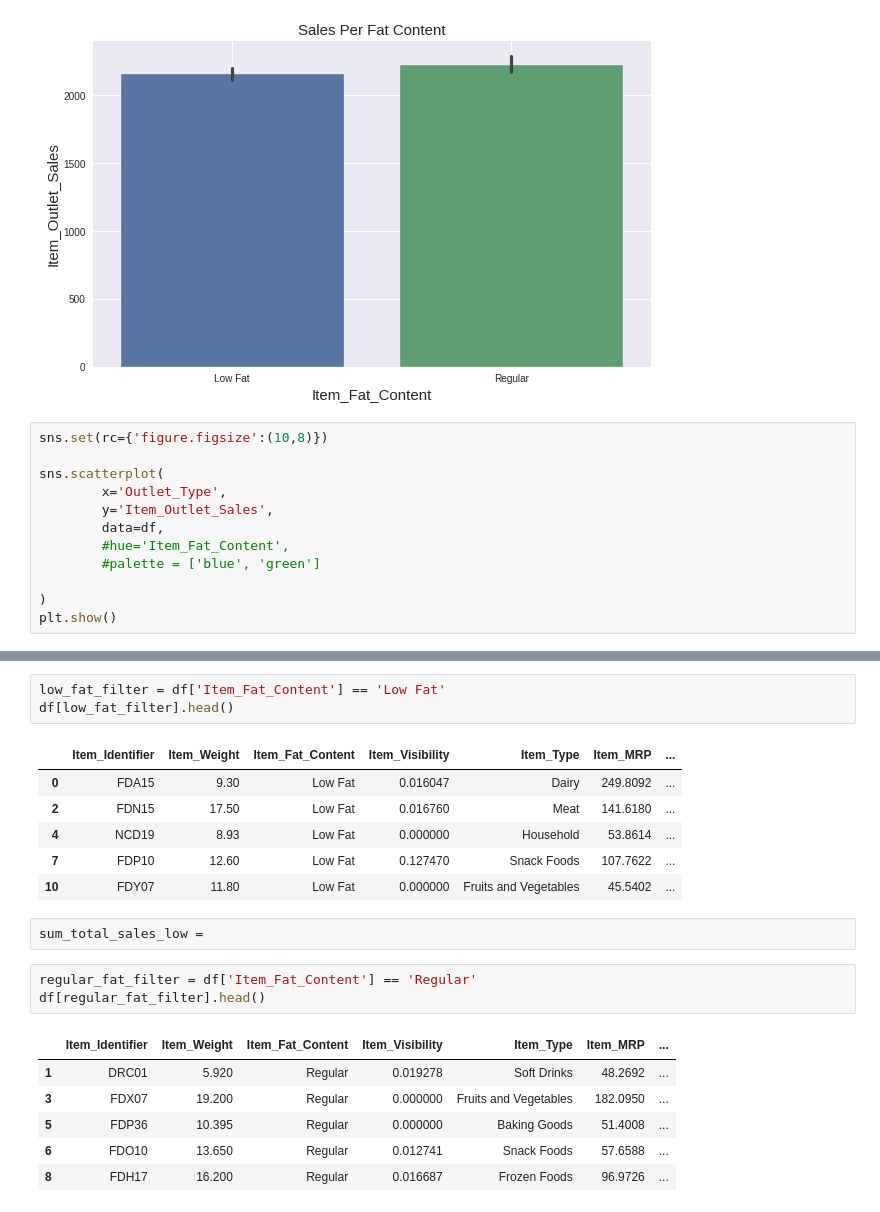
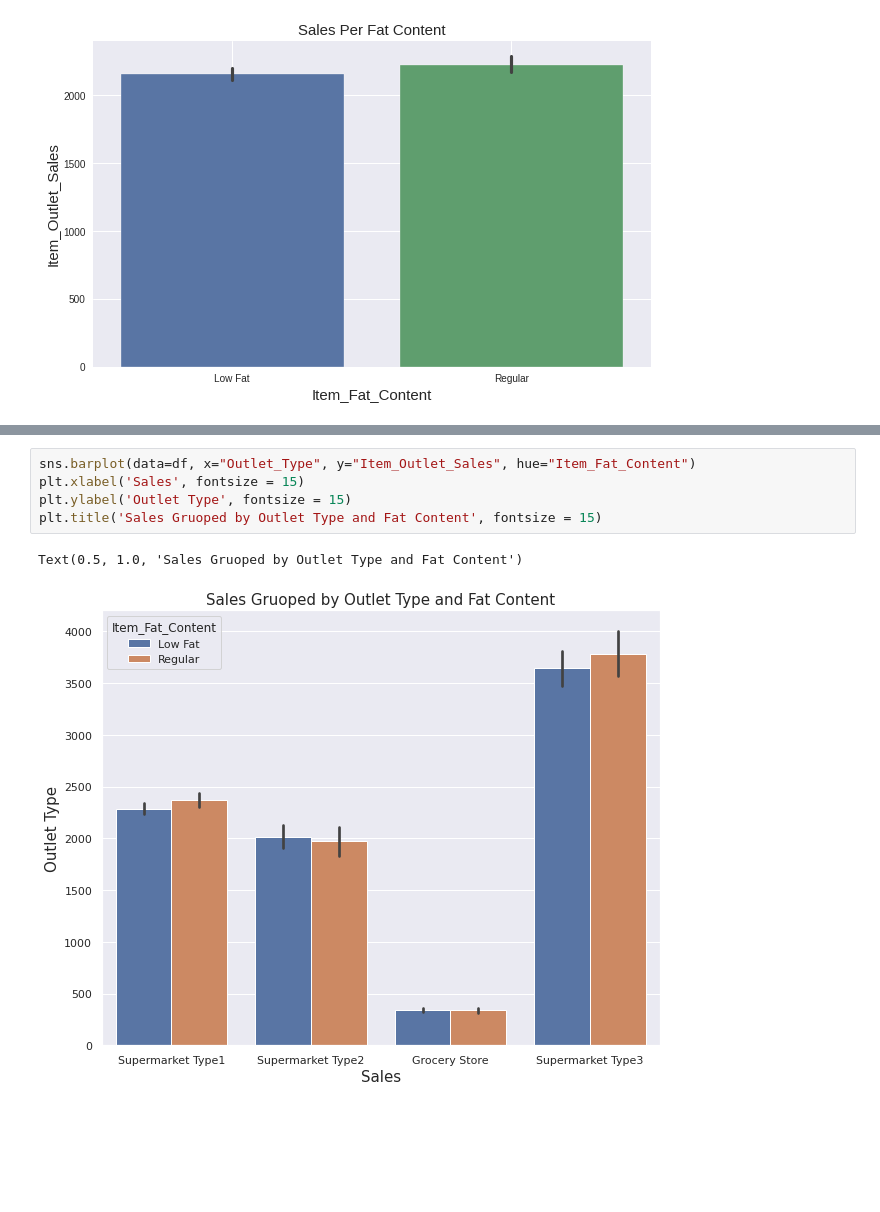
Before and after one commit to DanielDiazMarin/Predicciones_de_Ventas_Alimenticias, a Jupyter notebook: Proyecto_1.ipynb, the cells around one changed output, grey strips where cells are left out. Saved outputs shown, nothing was run; the diff lists cells and outputs as text; blank space fills up the shorter version.

```diff
--- a/Proyecto_1.ipynb
+++ b/Proyecto_1.ipynb
@@ -274,15 +223,3 @@ plt.title('Sales Per Fat Content', fontsize = 15)
 plt.show()
 # %% [output]
 [figure]
-# %%
-sns.set(rc={'figure.figsize':(10,8)})
-
-sns.scatterplot(
-        x='Outlet_Type',
-        y='Item_Outlet_Sales',
-        data=df,
-        #hue='Item_Fat_Content',
-        #palette = ['blue', 'green']
-
-)
-plt.show()
@@ -298,22 +226,8 @@ plt.show()
-# %%
-low_fat_filter = df['Item_Fat_Content'] == 'Low Fat'
-df[low_fat_filter].head()
-# %% [output]
-|  | Item_Identifier | Item_Weight | Item_Fat_Content | Item_Visibility | Item_Type | Item_MRP | ... |
-| 0 | FDA15 | 9.30 | Low Fat | 0.016047 | Dairy | 249.8092 | ... |
-| 2 | FDN15 | 17.50 | Low Fat | 0.016760 | Meat | 141.6180 | ... |
-| 4 | NCD19 | 8.93 | Low Fat | 0.000000 | Household | 53.8614 | ... |
-| 7 | FDP10 | 12.60 | Low Fat | 0.127470 | Snack Foods | 107.7622 | ... |
-| 10 | FDY07 | 11.80 | Low Fat | 0.000000 | Fruits and Vegetables | 45.5402 | ... |
-# %%
-sum_total_sales_low =
-# %%
-regular_fat_filter = df['Item_Fat_Content'] == 'Regular'
-df[regular_fat_filter].head()
-# %% [output]
-|  | Item_Identifier | Item_Weight | Item_Fat_Content | Item_Visibility | Item_Type | Item_MRP | ... |
-| 1 | DRC01 | 5.920 | Regular | 0.019278 | Soft Drinks | 48.2692 | ... |
-| 3 | FDX07 | 19.200 | Regular | 0.000000 | Fruits and Vegetables | 182.0950 | ... |
-| 5 | FDP36 | 10.395 | Regular | 0.000000 | Baking Goods | 51.4008 | ... |
-| 6 | FDO10 | 13.650 | Regular | 0.012741 | Snack Foods | 57.6588 | ... |
-| 8 | FDH17 | 16.200 | Regular | 0.016687 | Frozen Foods | 96.9726 | ... |
+# %%
+sns.barplot(data=df, x="Outlet_Type", y="Item_Outlet_Sales", hue="Item_Fat_Content")
+plt.xlabel('Sales', fontsize = 15)
+plt.ylabel('Outlet Type', fontsize = 15)
+plt.title('Sales Gruoped by Outlet Type and Fat Content', fontsize = 15)
+# %% [output]
+Text(0.5, 1.0, 'Sales Gruoped by Outlet Type and Fat Content')
+[figure, added]
```
Also changed, not shown: parts of 9 cells of this notebook.
